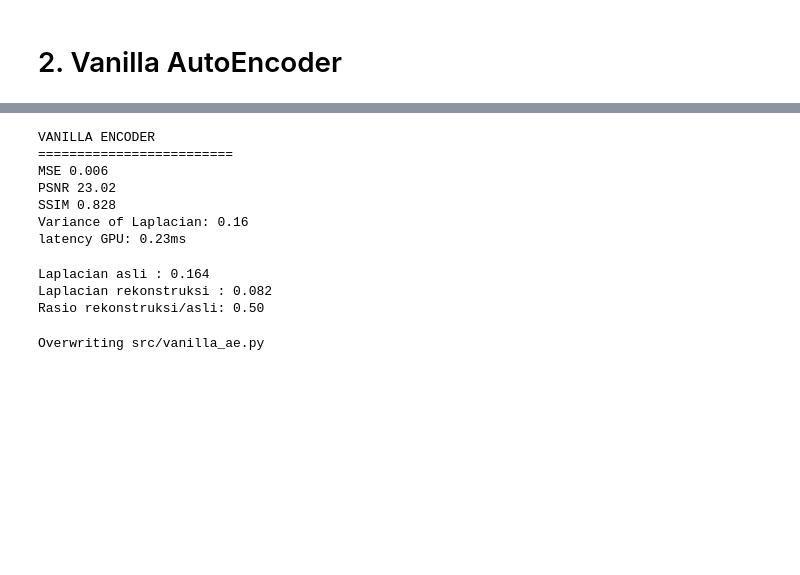
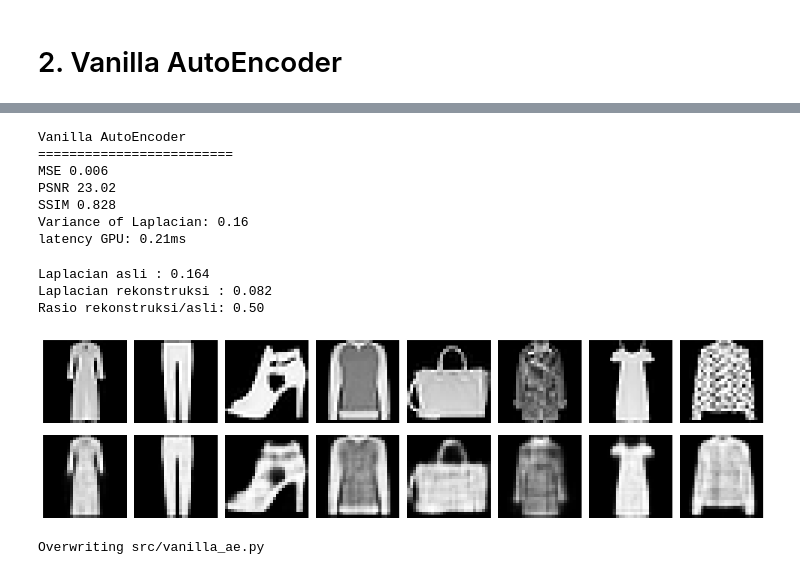
Before and after one commit to KenNicholas/komparatif-genai, a Jupyter notebook: komparatif_genai.ipynb, the cells around one changed output, grey strips where cells are left out. Saved outputs shown, nothing was run; the diff lists cells and outputs as text; code cells hidden in the pictures; blank space fills up the shorter version.

Commit message:
Update Fase 2 Vanilla AutoEncoder (Metrik, Visualisasi, Laplace)

```diff
--- a/komparatif_genai.ipynb
+++ b/komparatif_genai.ipynb
@@ -260,41 +258,48 @@ ssim_sum = 0
 lap_sum = 0
 n = 0
 with torch.no_grad():
-    for xb, _ in test:
-        xb = xb.to(device)
-        xr, _ = model_ae(xb)
-        for i in range(xb.size(0)):
-            a = xb[i,0].cpu().numpy()
-            b = xr[i].cpu().reshape(28,28).numpy()
-            mse_sum  += float(((a-b)**2).mean())
-            psnr_sum += psnr_fn(a, b, data_range=1.0)
-            ssim_sum += ssim_fn(a, b, data_range=1.0)
-            lap_sum  += laplace(a).var()
+    for images, _ in test:
+        images = images.to(device)
+        xr, _ = model_ae(images)
+        for i in range(images.size(0)):
+            asli = images[i,0].cpu().numpy()
+            rekonstruksi = xr[i].cpu().reshape(28,28).numpy()
+            mse_sum  += float(((asli-rekonstruksi)**2).mean())
+            psnr_sum += psnr_fn(asli, rekonstruksi, data_range=1.0)
+            ssim_sum += ssim_fn(asli, rekonstruksi, data_range=1.0)
+            lap_sum  += laplace(asli).var()
             n += 1
 
-mse_ae, psnr_ae, ssim_ae, lap_ae = mse_sum/n, psnr_sum/n, ssim_sum/n, lap_sum/n
+mse_ae = mse_sum / n
+psnr_ae = psnr_sum / n
+ssim_ae = ssim_sum / n
+laplacian_ae = lap_sum / n
 
-xb64 = next(iter(test))[0][:64].to(device)
-for _ in range(10): model_ae(xb64)
-torch.cuda.synchronize(); t0 = time.time()
-for _ in range(50): model_ae(xb64)
-torch.cuda.synchronize(); lat_ae = (time.time()-t0)/50*1000
+batch_64 = next(iter(test))[0][:64].to(device)
+for _ in range(10):
+    model_ae(batch_64)
+torch.cuda.synchronize()
+start_time = time.time()
+for _ in range(50):
+    model_ae(batch_64)
+torch.cuda.synchronize()
+latency_ae = (time.time() - start_time) / 50 * 1000
 
-print('VANILLA ENCODER')
+print('Vanilla AutoEncoder')
 print('='*25)
 print(f'MSE {mse_ae:.3f}')
 print(f'PSNR {psnr_ae:.2f}')
 print(f'SSIM {ssim_ae:.3f}')
-print(f'Variance of Laplacian: {lap_ae:.2f}')
-print(f'latency GPU: {lat_ae:.2f}ms')
+print(f'Variance of Laplacian: {laplacian_ae:.2f}')
+print(f'latency GPU: {latency_ae:.2f}ms')
 # %% [output]
-VANILLA ENCODER
+Vanilla AutoEncoder
 =========================
 MSE 0.006
 PSNR 23.02
 SSIM 0.828
 Variance of Laplacian: 0.16
-latency GPU: 0.23ms
+latency GPU: 0.21ms
 # %%
 # Perbandingan antara Variance of Laplacian: asli dan rekonstruksi
 import numpy as np
@@ -303,21 +308,21 @@ from scipy.ndimage import laplace
 model_ae.eval()
 laplacian_real = 0
 laplacian_recon = 0
-gambar = 0
+n = 0
 
 with torch.no_grad():
     for images, _ in test:
         images = images.to(device)
-        rekonstruksi, _ = model_ae(images)
+        xr, _ = model_ae(images)
         for i in range(images.size(0)):
             asli = images[i, 0].cpu().numpy()
-            hasil = rekonstruksi[i].cpu().reshape(28, 28).numpy()
+            rekonstruksi = xr[i].cpu().reshape(28, 28).numpy()
             laplacian_real += laplace(asli).var()
-            laplacian_recon += laplace(hasil).var()
-            gambar += 1
+            laplacian_recon += laplace(rekonstruksi).var()
+            n += 1
 
-laplacian_real = laplacian_real/gambar
-laplacian_reconstruction = laplacian_recon/gambar
+laplacian_real = laplacian_real/n
+laplacian_reconstruction = laplacian_recon/n
 
 print(f'Laplacian asli : {laplacian_real:.3f}')
 print(f'Laplacian rekonstruksi : {laplacian_reconstruction:.3f}')
@@ -326,6 +331,23 @@ print(f'Rasio rekonstruksi/asli: {laplacian_reconstruction / laplacian_real:.2f}
 Laplacian asli : 0.164
 Laplacian rekonstruksi : 0.082
 Rasio rekonstruksi/asli: 0.50
+# %%
+import matplotlib.pyplot as plt
+images, _ = next(iter(test));
+images = images[:8].to(device)
+with torch.no_grad():
+  xr, _ = model_ae(images)
+
+fig, ax = plt.subplots(2, 8, figsize=(14,4))
+for i in range(8):
+    ax[0,i].imshow(images[i,0].cpu(), cmap='gray');
+    ax[0,i].axis('off')
+    ax[1,i].imshow(xr[i].cpu().reshape(28,28), cmap='gray');
+    ax[1,i].axis('off')
+plt.tight_layout();
+plt.show()
+# %% [output]
+[figure, added]
 # %%
 %%writefile src/vanilla_ae.py
 import torch, torch.nn as nn, torch.nn.functional as F, time
```
Also changed, not shown: parts of 3 cells of this notebook.
